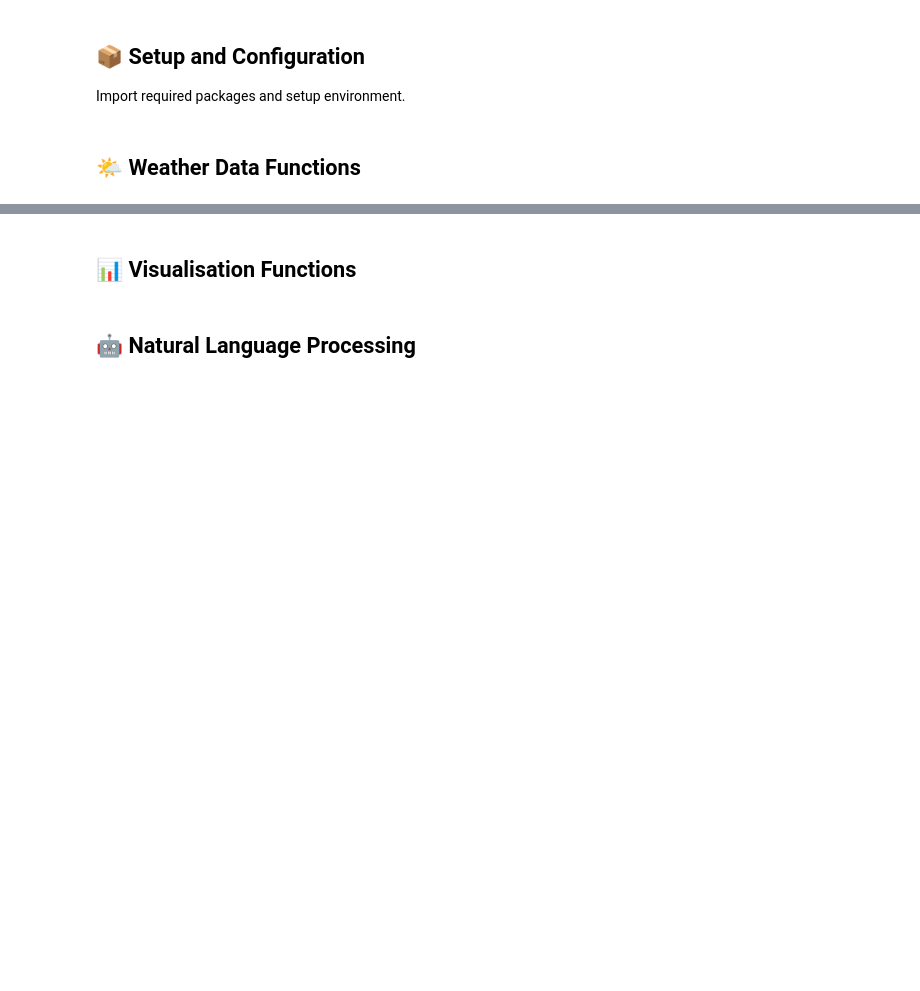
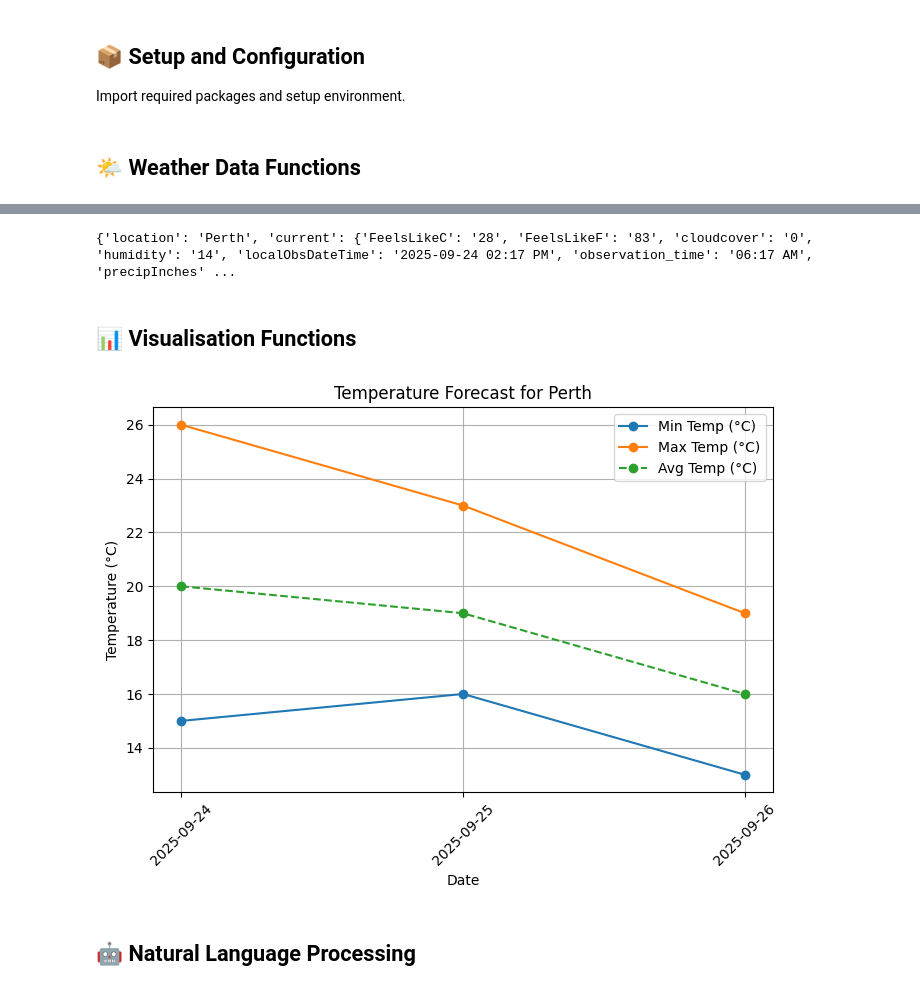
Before and after one commit to Arnab-Saha-Authro-botlvl100/itp_assignment2, a Jupyter notebook: starter_notebook.ipynb, the cells around one changed output, grey strips where cells are left out. Cells and saved outputs as stored; diff of their text form; code cells hidden in the pictures; blank space fills up the shorter version.

```diff
--- a/starter_notebook.ipynb
+++ b/starter_notebook.ipynb
@@ -100,2 +79,45 @@ print(data)
+# %%
+# Define get_weather_data() function here
+def get_weather_data(location, forecast_days=5):
+    """
+    Retrieve weather data for a specified location.
+
+    Args:
+        location (str): City or location name
+        forecast_days (int): Number of days to forecast (1-5)
+
+    Returns:
+        dict: Weather data including current conditions and forecast
+    """
+    pass
+# %%
+import fetch_my_weather
+
+def get_weather_data(location, forecast_days=5):
+
+    try:
+        result = fetch_my_weather.get_weather(location=location, format="raw_json")
+
+        # If there was an error, fetch_my_weather returns a string starting with "Error:"
+        if isinstance(result, str) and result.startswith("Error:"):
+            print(f"Error retrieving weather data: {result}")
+            return None
+
+        # Normalise what we return (so rest of your code has a predictable structure)
+        weather_data = {
+            "location": location,
+            "current": result.get("current_condition", [None])[0],
+            "forecast": result.get("weather", [])[:forecast_days]
+        }
+        return weather_data
+
+    except Exception as e:
+        print(f"Error retrieving weather data: {e}")
+        return {}
+# %%
+weather = get_weather_data("Perth", 3)
+print(weather)
+# %% [output]
+{'location': 'Perth', 'current': {'FeelsLikeC': '28', 'FeelsLikeF': '83', 'cloudcover': '0', 'humidity': '14', 'localObsDateTime': '2025-09-24 02:17 PM', 'observation_time': '06:17 AM', 'precipInches' ...
 # %% [markdown]
 ## 📊 Visualisation Functions
@@ -117,3 +170,8 @@ def create_temperature_visualisation(weather_data, output_type='display'):
+# %%
+weather = get_weather_data("Perth", 3)
+create_temperature_visualisation(weather)
+# %% [output]
+[figure, added]
 # %%
 
 def create_precipitation_visualisation(weather_data, output_type='display'):
```
Also changed, not shown: parts of 5 cells of this notebook.
